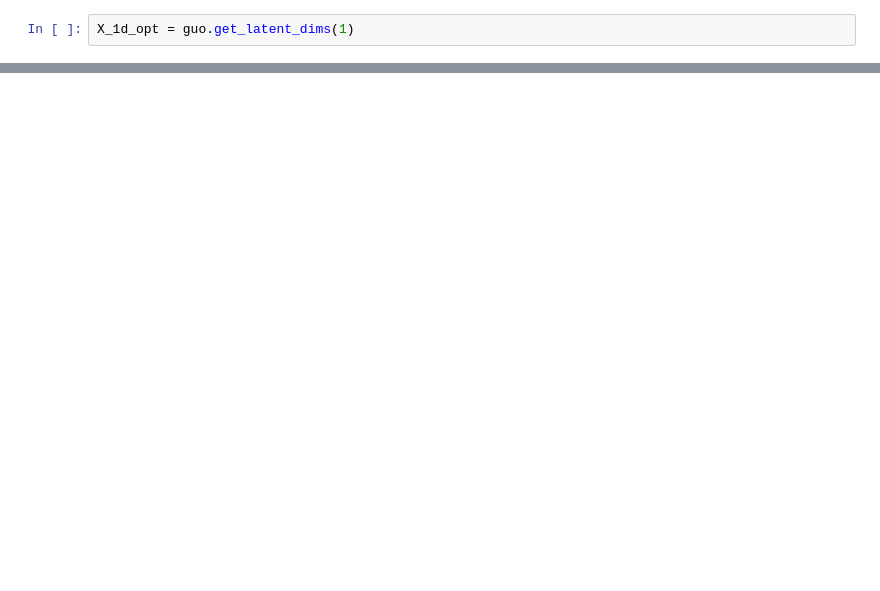
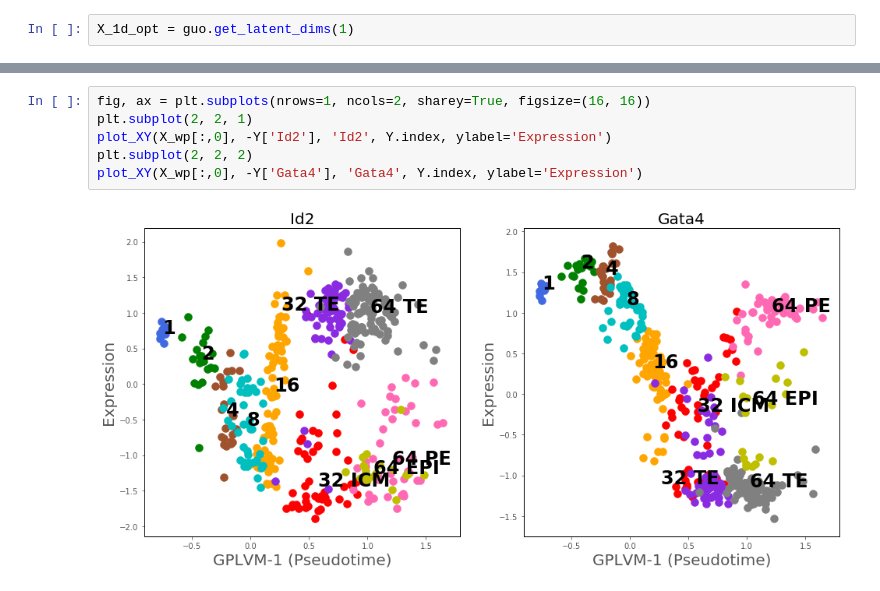
Before and after one commit to ManchesterBioinference/GrandPrix, a Jupyter notebook: Guo.ipynb, the cells around one changed output, grey strips where cells are left out. Drawn from its saved outputs; the diff is of its cells as text; blank space fills up the shorter version.

```diff
--- a/Guo.ipynb
+++ b/Guo.ipynb
@@ -171,0 +134,8 @@ sumon
+# %%
+fig, ax = plt.subplots(nrows=1, ncols=2, sharey=True, figsize=(16, 16))
+plt.subplot(2, 2, 1)
+plot_XY(X_wp[:,0], -Y['Id2'], 'Id2', Y.index, ylabel='Expression')
+plt.subplot(2, 2, 2)
+plot_XY(X_wp[:,0], -Y['Gata4'], 'Gata4', Y.index, ylabel='Expression')
+# %% [output]
+[figure, added]
```
Also changed, not shown: parts of 16 cells of this notebook, 3 other files.
